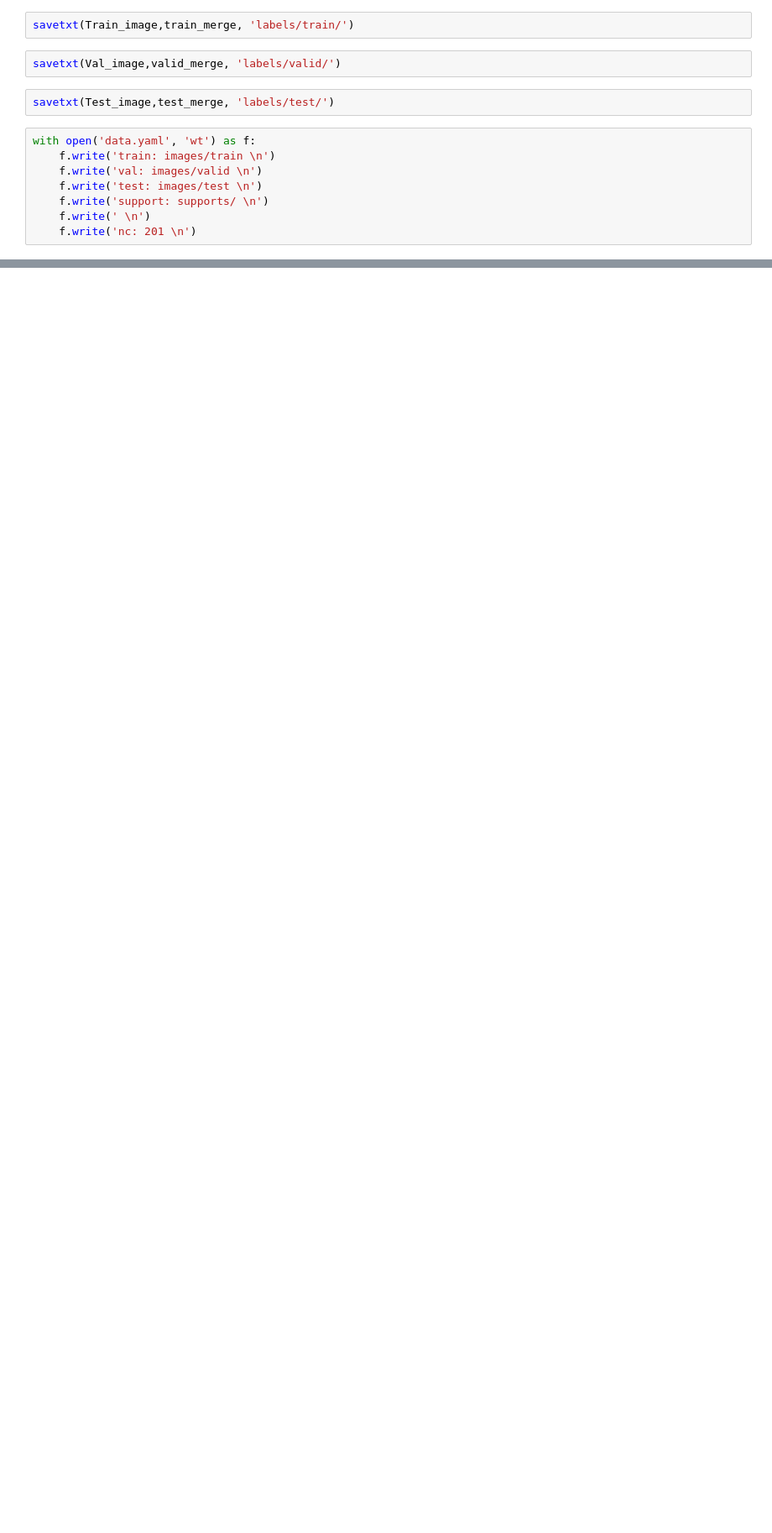
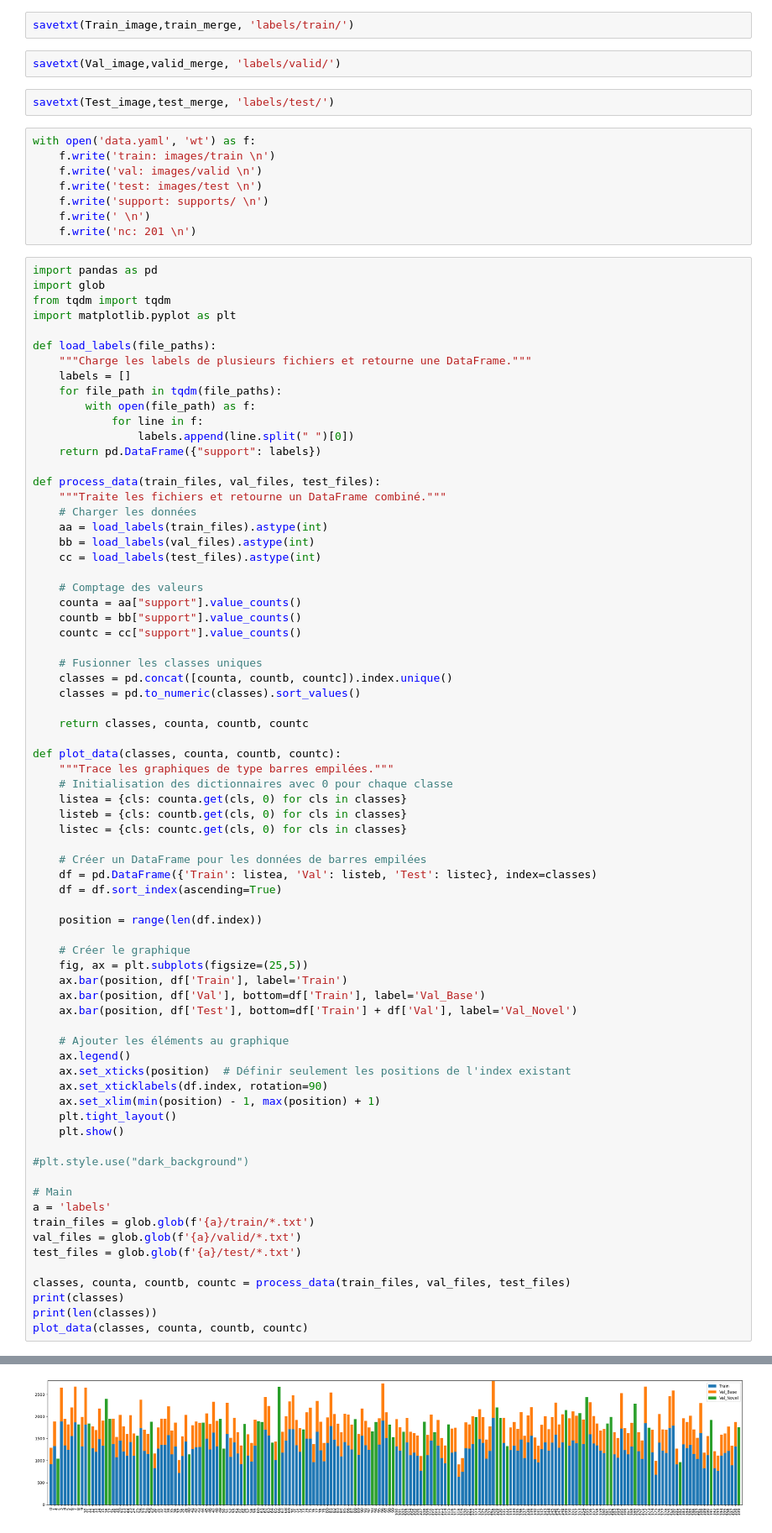
Before and after one commit to MatD3mons/Conditional-Detection-datasets, a Jupyter notebook: RPC/Processing_RPC.ipynb, the cells around one changed output, grey strips where cells are left out. Shown at 84% size. Saved outputs shown, nothing was run; the diff lists cells and outputs as text; blank space fills up the shorter version.

Commit message:
Bug Error on Pascal VOC + add plot

```diff
--- a/RPC/Processing_RPC.ipynb
+++ b/RPC/Processing_RPC.ipynb
@@ -294,3 +294,76 @@ with open('data.yaml', 'wt') as f:
     f.write('support: supports/ \n')
     f.write(' \n')
     f.write('nc: 201 \n')
+# %%
+import pandas as pd
+import glob
+from tqdm import tqdm
+import matplotlib.pyplot as plt
+
+def load_labels(file_paths):
+    """Charge les labels de plusieurs fichiers et retourne une DataFrame."""
+    labels = []
+    for file_path in tqdm(file_paths):
+        with open(file_path) as f:
+            for line in f:
+                labels.append(line.split(" ")[0])
+    return pd.DataFrame({"support": labels})
+
+def process_data(train_files, val_files, test_files):
+    """Traite les fichiers et retourne un DataFrame combiné."""
+    # Charger les données
+    aa = load_labels(train_files).astype(int)
+    bb = load_labels(val_files).astype(int)
+    cc = load_labels(test_files).astype(int)
+
+    # Comptage des valeurs
+    counta = aa["support"].value_counts()
+    countb = bb["support"].value_counts()
+    countc = cc["support"].value_counts()
+
+    # Fusionner les classes uniques
+    classes = pd.concat([counta, countb, countc]).index.unique()
+    classes = pd.to_numeric(classes).sort_values()
+
+    return classes, counta, countb, countc
+
+def plot_data(classes, counta, countb, countc):
+    """Trace les graphiques de type barres empilées."""
+    # Initialisation des dictionnaires avec 0 pour chaque classe
+    listea = {cls: counta.get(cls, 0) for cls in classes}
+    listeb = {cls: countb.get(cls, 0) for cls in classes}
+    listec = {cls: countc.get(cls, 0) for cls in classes}
+
+    # Créer un DataFrame pour les données de barres empilées
+    df = pd.DataFrame({'Train': listea, 'Val': listeb, 'Test': listec}, index=classes)
+    df = df.sort_index(ascending=True)
+
+    position = range(len(df.index))
+
+    # Créer le graphique
+    fig, ax = plt.subplots(figsize=(25,5))
+    ax.bar(position, df['Train'], label='Train')
+    ax.bar(position, df['Val'], bottom=df['Train'], label='Val_Base')
+    ax.bar(position, df['Test'], bottom=df['Train'] + df['Val'], label='Val_Novel')
+
+    # Ajouter les éléments au graphique
+    ax.legend()
+    ax.set_xticks(position)  # Définir seulement les positions de l'index existant
+    ax.set_xticklabels(df.index, rotation=90)
+    ax.set_xlim(min(position) - 1, max(position) + 1)
+    plt.tight_layout()
+    plt.show()
+
+#plt.style.use("dark_background")
+
+# Main
+a = 'labels'
+train_files = glob.glob(f'{a}/train/*.txt')
+val_files = glob.glob(f'{a}/valid/*.txt')
+test_files = glob.glob(f'{a}/test/*.txt')
+
+classes, counta, countb, countc = process_data(train_files, val_files, test_files)
+print(classes)
+print(len(classes))
+plot_data(classes, counta, countb, countc)
+# %% [output]
@@ -296,0 +375 @@ with open('data.yaml', 'wt') as f:
+[figure, added]
```
Also changed, not shown: parts of 1 cell of this notebook, 5 other files.
